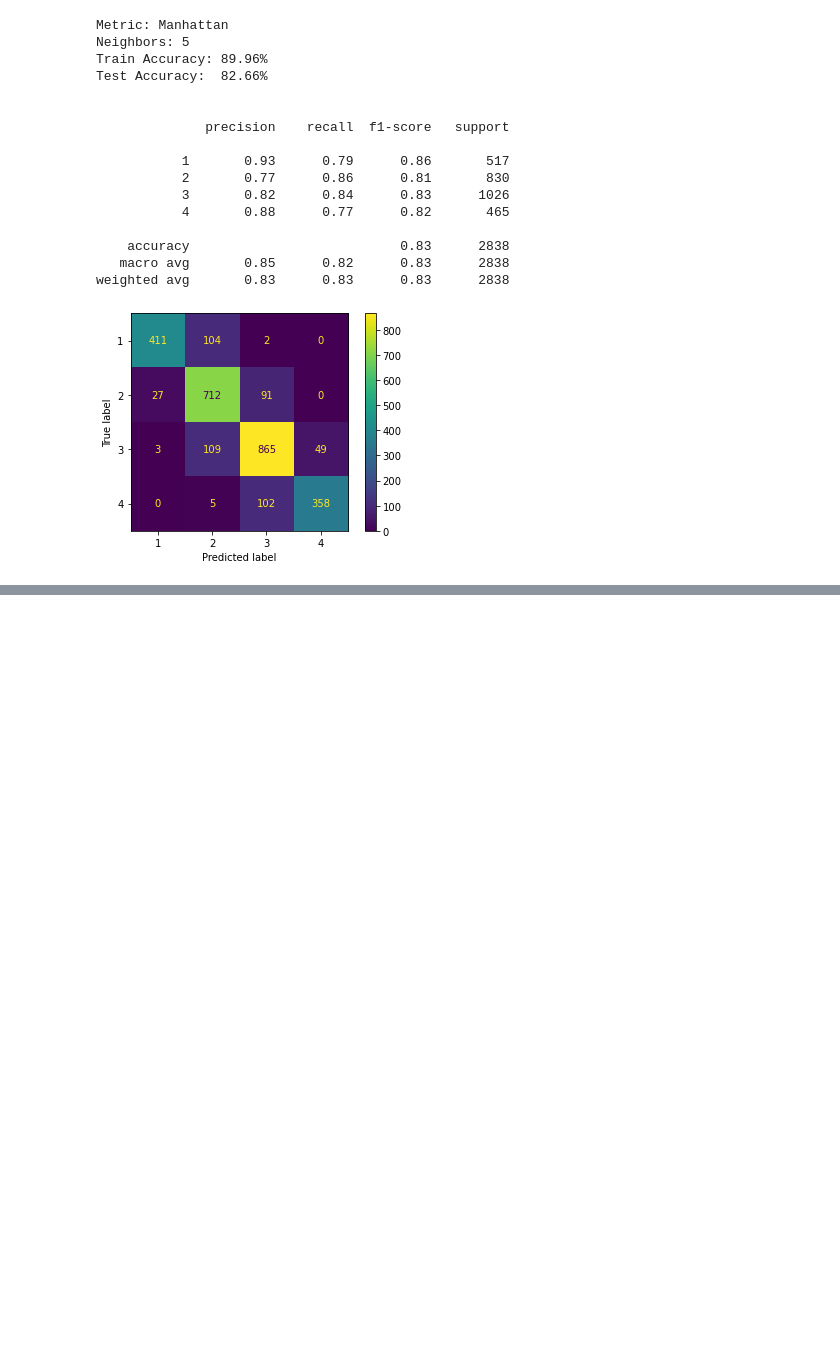
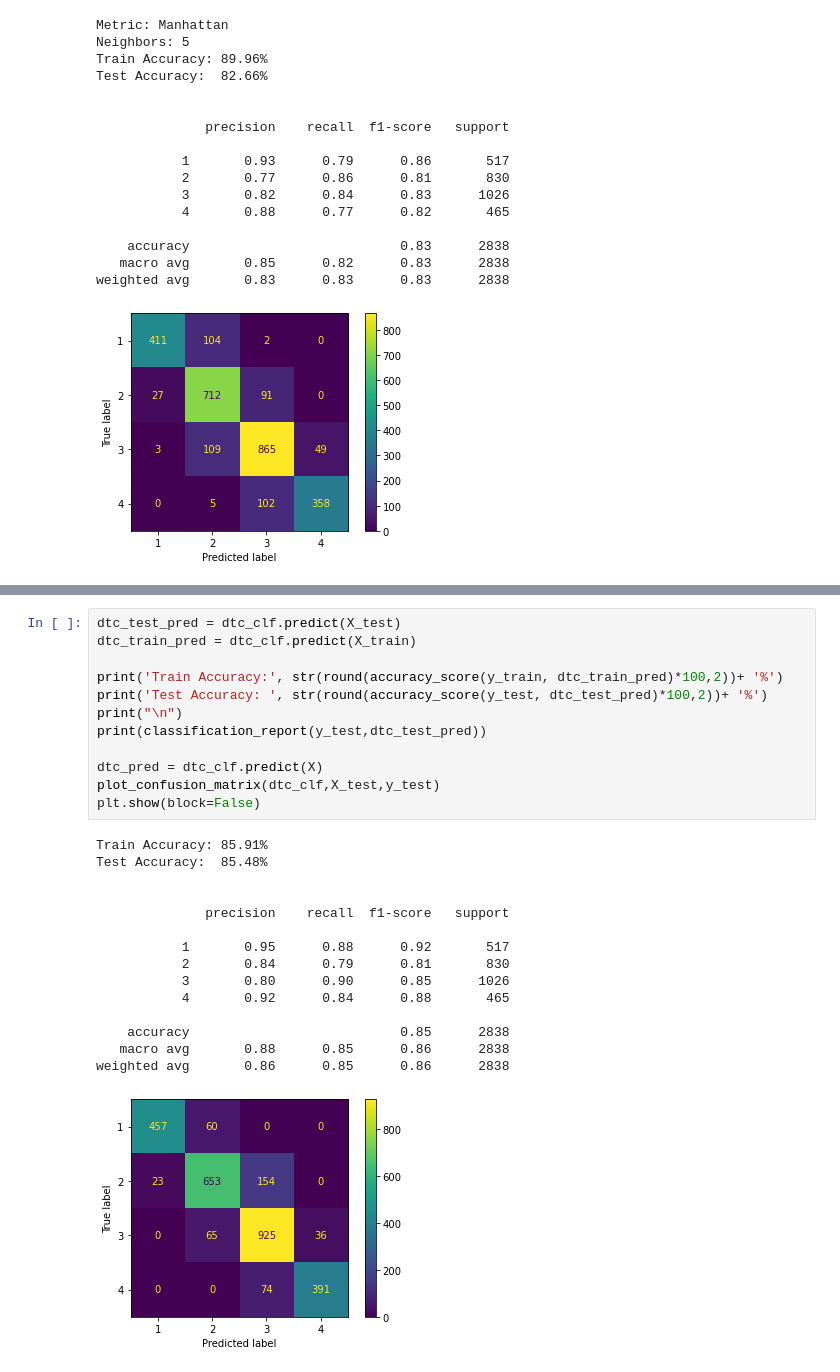
Before and after one commit to Oscar-Gil-Data/ADS-599B, a Jupyter notebook: Code Library Folder/Modeling(OG).ipynb, the cells around one changed output, grey strips where cells are left out. Cells and saved outputs as stored; diff of their text form; blank space fills up the shorter version.

```diff
--- a/Code Library Folder/Modeling(OG).ipynb
+++ b/Code Library Folder/Modeling(OG).ipynb
@@ -424,0 +473,28 @@ weighted avg       0.83      0.83      0.83      2838
+# %%
+dtc_test_pred = dtc_clf.predict(X_test)
+dtc_train_pred = dtc_clf.predict(X_train)
+
+print('Train Accuracy:', str(round(accuracy_score(y_train, dtc_train_pred)*100,2))+ '%')
+print('Test Accuracy: ', str(round(accuracy_score(y_test, dtc_test_pred)*100,2))+ '%')
+print("\n")
+print(classification_report(y_test,dtc_test_pred))
+
+dtc_pred = dtc_clf.predict(X)
+plot_confusion_matrix(dtc_clf,X_test,y_test)
+plt.show(block=False)
+# %% [output]
+Train Accuracy: 85.91%
+Test Accuracy:  85.48%
+
+
+              precision    recall  f1-score   support
+
+           1       0.95      0.88      0.92       517
+           2       0.84      0.79      0.81       830
+           3       0.80      0.90      0.85      1026
+           4       0.92      0.84      0.88       465
+
+    accuracy                           0.85      2838
+   macro avg       0.88      0.85      0.86      2838
+weighted avg       0.86      0.85      0.86      2838
+[figure, added]
```
Also changed, not shown: parts of 7 cells of this notebook.
